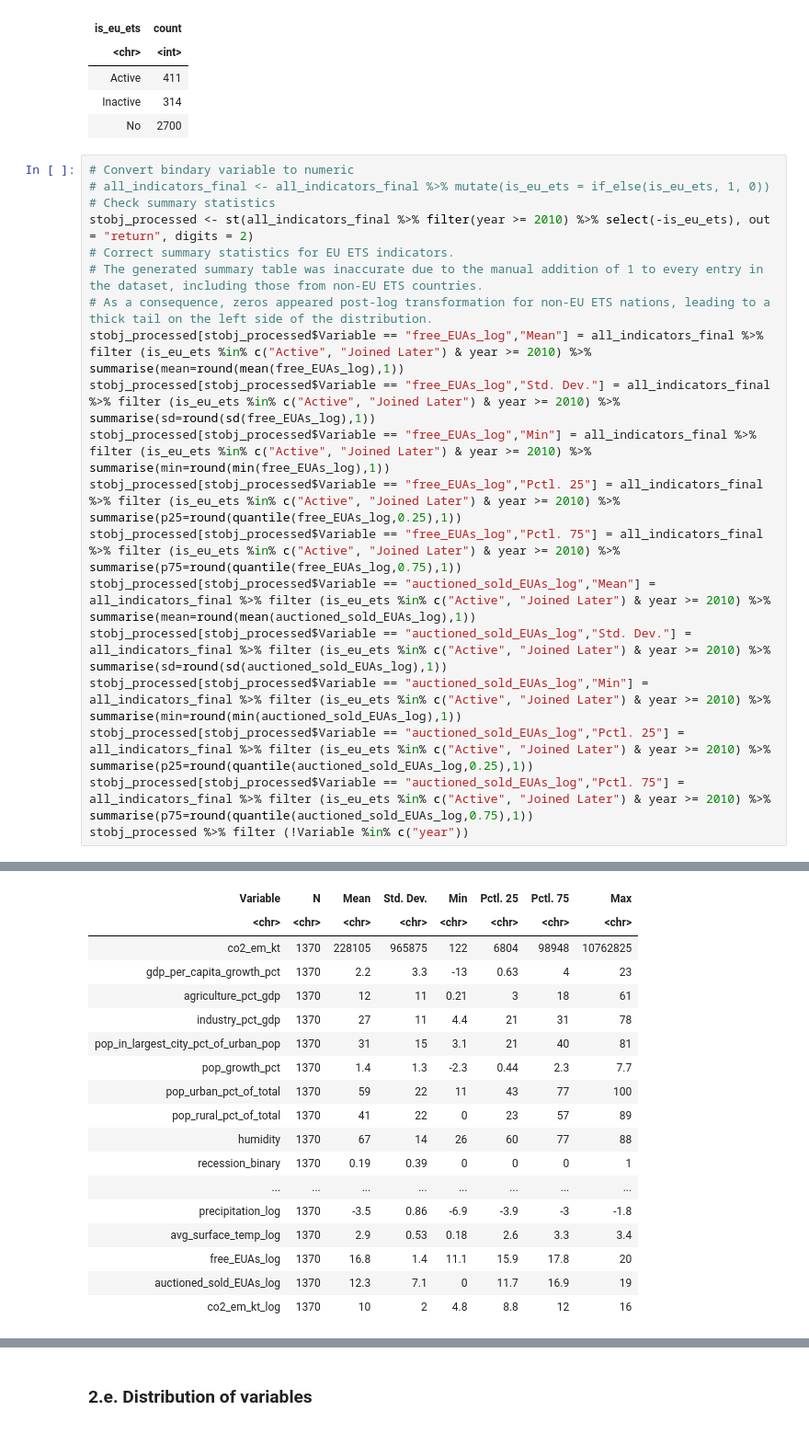
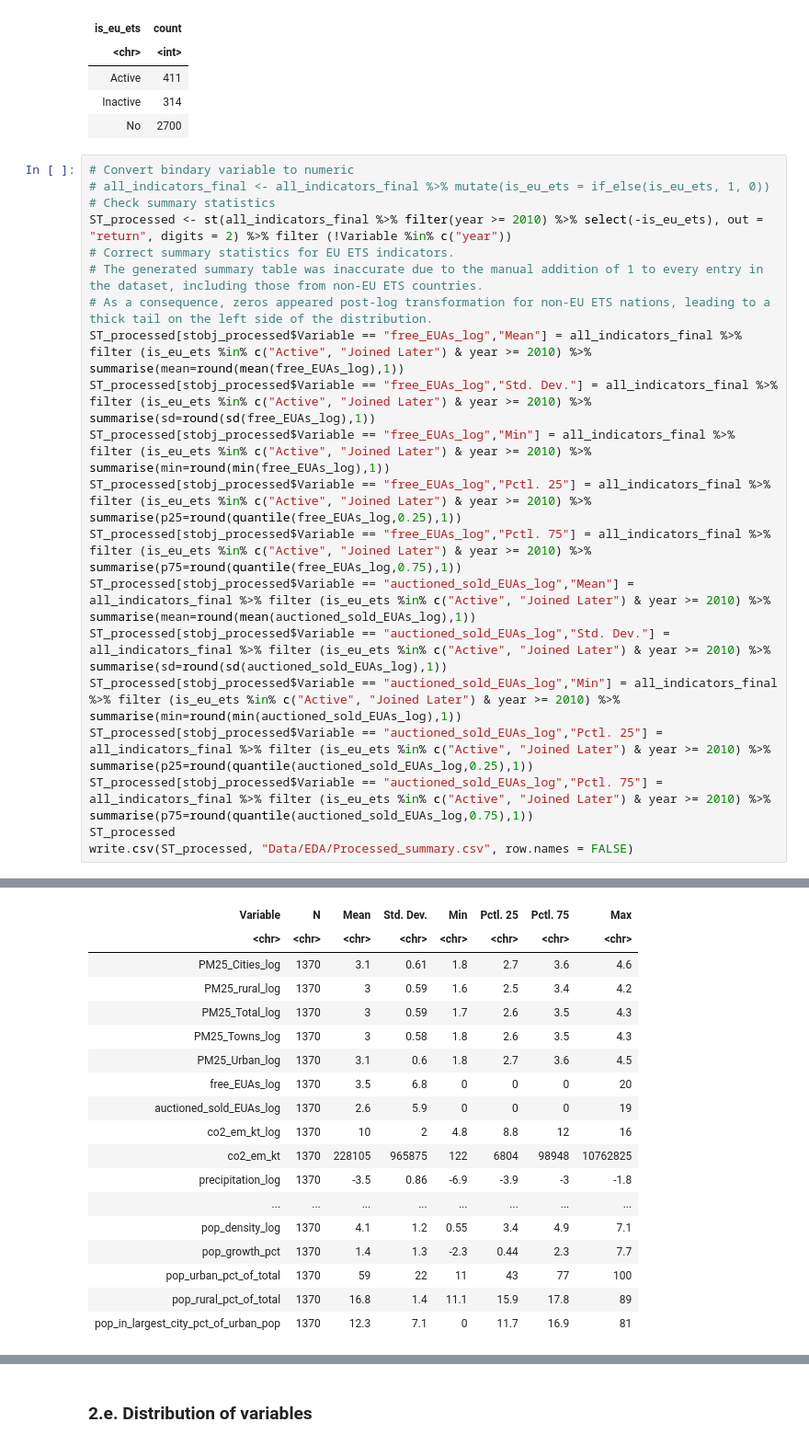
Before and after one commit to huseyinpolat-ds/UW_WNE_DSBA_Master_Thesis_437969, a Jupyter notebook: Thesis_EDA_new_approach.ipynb, the cells around one changed output, grey strips where cells are left out. Shown at 92% size. Drawn from its saved outputs; the diff is of its cells as text.

```diff
--- a/Thesis_EDA_new_approach.ipynb
+++ b/Thesis_EDA_new_approach.ipynb
@@ -900,39 +901,40 @@ A tibble: 3 × 2
 # %%
 # Convert bindary variable to numeric
 # all_indicators_final <- all_indicators_final %>% mutate(is_eu_ets = if_else(is_eu_ets, 1, 0))
 # Check summary statistics
-stobj_processed <- st(all_indicators_final %>% filter(year >= 2010) %>% select(-is_eu_ets), out = "return", digits = 2)
+ST_processed <- st(all_indicators_final %>% filter(year >= 2010) %>% select(-is_eu_ets), out = "return", digits = 2) %>% filter (!Variable %in% c("year"))
 # Correct summary statistics for EU ETS indicators.
 # The generated summary table was inaccurate due to the manual addition of 1 to every entry in the dataset, including those from non-EU ETS countries.
 # As a consequence, zeros appeared post-log transformation for non-EU ETS nations, leading to a thick tail on the left side of the distribution.
-stobj_processed[stobj_processed$Variable == "free_EUAs_log","Mean"] = all_indicators_final %>% filter (is_eu_ets %in% c("Active", "Joined Later") & year >= 2010) %>% summarise(mean=round(mean(free_EUAs_log),1))
-stobj_processed[stobj_processed$Variable == "free_EUAs_log","Std. Dev."] = all_indicators_final %>% filter (is_eu_ets %in% c("Active", "Joined Later") & year >= 2010) %>% summarise(sd=round(sd(free_EUAs_log),1))
-stobj_processed[stobj_processed$Variable == "free_EUAs_log","Min"] = all_indicators_final %>% filter (is_eu_ets %in% c("Active", "Joined Later") & year >= 2010) %>% summarise(min=round(min(free_EUAs_log),1))
-stobj_processed[stobj_processed$Variable == "free_EUAs_log","Pctl. 25"] = all_indicators_final %>% filter (is_eu_ets %in% c("Active", "Joined Later") & year >= 2010) %>% summarise(p25=round(quantile(free_EUAs_log,0.25),1))
-stobj_processed[stobj_processed$Variable == "free_EUAs_log","Pctl. 75"] = all_indicators_final %>% filter (is_eu_ets %in% c("Active", "Joined Later") & year >= 2010) %>% summarise(p75=round(quantile(free_EUAs_log,0.75),1))
-stobj_processed[stobj_processed$Variable == "auctioned_sold_EUAs_log","Mean"] = all_indicators_final %>% filter (is_eu_ets %in% c("Active", "Joined Later") & year >= 2010) %>% summarise(mean=round(mean(auctioned_sold_EUAs_log),1))
-stobj_processed[stobj_processed$Variable == "auctioned_sold_EUAs_log","Std. Dev."] = all_indicators_final %>% filter (is_eu_ets %in% c("Active", "Joined Later") & year >= 2010) %>% summarise(sd=round(sd(auctioned_sold_EUAs_log),1))
-stobj_processed[stobj_processed$Variable == "auctioned_sold_EUAs_log","Min"] = all_indicators_final %>% filter (is_eu_ets %in% c("Active", "Joined Later") & year >= 2010) %>% summarise(min=round(min(auctioned_sold_EUAs_log),1))
-stobj_processed[stobj_processed$Variable == "auctioned_sold_EUAs_log","Pctl. 25"] = all_indicators_final %>% filter (is_eu_ets %in% c("Active", "Joined Later") & year >= 2010) %>% summarise(p25=round(quantile(auctioned_sold_EUAs_log,0.25),1))
-stobj_processed[stobj_processed$Variable == "auctioned_sold_EUAs_log","Pctl. 75"] = all_indicators_final %>% filter (is_eu_ets %in% c("Active", "Joined Later") & year >= 2010) %>% summarise(p75=round(quantile(auctioned_sold_EUAs_log,0.75),1))
-stobj_processed %>% filter (!Variable %in% c("year"))
+ST_processed[stobj_processed$Variable == "free_EUAs_log","Mean"] = all_indicators_final %>% filter (is_eu_ets %in% c("Active", "Joined Later") & year >= 2010) %>% summarise(mean=round(mean(free_EUAs_log),1))
+ST_processed[stobj_processed$Variable == "free_EUAs_log","Std. Dev."] = all_indicators_final %>% filter (is_eu_ets %in% c("Active", "Joined Later") & year >= 2010) %>% summarise(sd=round(sd(free_EUAs_log),1))
+ST_processed[stobj_processed$Variable == "free_EUAs_log","Min"] = all_indicators_final %>% filter (is_eu_ets %in% c("Active", "Joined Later") & year >= 2010) %>% summarise(min=round(min(free_EUAs_log),1))
+ST_processed[stobj_processed$Variable == "free_EUAs_log","Pctl. 25"] = all_indicators_final %>% filter (is_eu_ets %in% c("Active", "Joined Later") & year >= 2010) %>% summarise(p25=round(quantile(free_EUAs_log,0.25),1))
+ST_processed[stobj_processed$Variable == "free_EUAs_log","Pctl. 75"] = all_indicators_final %>% filter (is_eu_ets %in% c("Active", "Joined Later") & year >= 2010) %>% summarise(p75=round(quantile(free_EUAs_log,0.75),1))
+ST_processed[stobj_processed$Variable == "auctioned_sold_EUAs_log","Mean"] = all_indicators_final %>% filter (is_eu_ets %in% c("Active", "Joined Later") & year >= 2010) %>% summarise(mean=round(mean(auctioned_sold_EUAs_log),1))
+ST_processed[stobj_processed$Variable == "auctioned_sold_EUAs_log","Std. Dev."] = all_indicators_final %>% filter (is_eu_ets %in% c("Active", "Joined Later") & year >= 2010) %>% summarise(sd=round(sd(auctioned_sold_EUAs_log),1))
+ST_processed[stobj_processed$Variable == "auctioned_sold_EUAs_log","Min"] = all_indicators_final %>% filter (is_eu_ets %in% c("Active", "Joined Later") & year >= 2010) %>% summarise(min=round(min(auctioned_sold_EUAs_log),1))
+ST_processed[stobj_processed$Variable == "auctioned_sold_EUAs_log","Pctl. 25"] = all_indicators_final %>% filter (is_eu_ets %in% c("Active", "Joined Later") & year >= 2010) %>% summarise(p25=round(quantile(auctioned_sold_EUAs_log,0.25),1))
+ST_processed[stobj_processed$Variable == "auctioned_sold_EUAs_log","Pctl. 75"] = all_indicators_final %>% filter (is_eu_ets %in% c("Active", "Joined Later") & year >= 2010) %>% summarise(p75=round(quantile(auctioned_sold_EUAs_log,0.75),1))
+ST_processed
+write.csv(ST_processed, "Data/EDA/Processed_summary.csv", row.names = FALSE)
 # %% [output]
 A data.frame: 23 × 8
 | Variable | N | Mean | Std. Dev. | Min | Pctl. 25 | Pctl. 75 | Max |
 | <chr> | <chr> | <chr> | <chr> | <chr> | <chr> | <chr> | <chr> |
+| PM25_Cities_log | 1370 | 3.1 | 0.61 | 1.8 | 2.7 | 3.6 | 4.6 |
+| PM25_rural_log | 1370 | 3 | 0.59 | 1.6 | 2.5 | 3.4 | 4.2 |
+| PM25_Total_log | 1370 | 3 | 0.59 | 1.7 | 2.6 | 3.5 | 4.3 |
+| PM25_Towns_log | 1370 | 3 | 0.58 | 1.8 | 2.6 | 3.5 | 4.3 |
+| PM25_Urban_log | 1370 | 3.1 | 0.6 | 1.8 | 2.7 | 3.6 | 4.5 |
+| free_EUAs_log | 1370 | 3.5 | 6.8 | 0 | 0 | 0 | 20 |
+| auctioned_sold_EUAs_log | 1370 | 2.6 | 5.9 | 0 | 0 | 0 | 19 |
+| co2_em_kt_log | 1370 | 10 | 2 | 4.8 | 8.8 | 12 | 16 |
 | co2_em_kt | 1370 | 228105 | 965875 | 122 | 6804 | 98948 | 10762825 |
-| gdp_per_capita_growth_pct | 1370 | 2.2 | 3.3 | -13 | 0.63 | 4 | 23 |
-| agriculture_pct_gdp | 1370 | 12 | 11 | 0.21 | 3 | 18 | 61 |
-| industry_pct_gdp | 1370 | 27 | 11 | 4.4 | 21 | 31 | 78 |
-| pop_in_largest_city_pct_of_urban_pop | 1370 | 31 | 15 | 3.1 | 21 | 40 | 81 |
+| precipitation_log | 1370 | -3.5 | 0.86 | -6.9 | -3.9 | -3 | -1.8 |
+| ... | ... | ... | ... | ... | ... | ... | ... |
+| pop_density_log | 1370 | 4.1 | 1.2 | 0.55 | 3.4 | 4.9 | 7.1 |
 | pop_growth_pct | 1370 | 1.4 | 1.3 | -2.3 | 0.44 | 2.3 | 7.7 |
 | pop_urban_pct_of_total | 1370 | 59 | 22 | 11 | 43 | 77 | 100 |
-| pop_rural_pct_of_total | 1370 | 41 | 22 | 0 | 23 | 57 | 89 |
-| humidity | 1370 | 67 | 14 | 26 | 60 | 77 | 88 |
-| recession_binary | 1370 | 0.19 | 0.39 | 0 | 0 | 0 | 1 |
-| ... | ... | ... | ... | ... | ... | ... | ... |
-| precipitation_log | 1370 | -3.5 | 0.86 | -6.9 | -3.9 | -3 | -1.8 |
-| avg_surface_temp_log | 1370 | 2.9 | 0.53 | 0.18 | 2.6 | 3.3 | 3.4 |
-| free_EUAs_log | 1370 | 16.8 | 1.4 | 11.1 | 15.9 | 17.8 | 20 |
-| auctioned_sold_EUAs_log | 1370 | 12.3 | 7.1 | 0 | 11.7 | 16.9 | 19 |
-| co2_em_kt_log | 1370 | 10 | 2 | 4.8 | 8.8 | 12 | 16 |
+| pop_rural_pct_of_total | 1370 | 16.8 | 1.4 | 11.1 | 15.9 | 17.8 | 89 |
+| pop_in_largest_city_pct_of_urban_pop | 1370 | 12.3 | 7.1 | 0 | 11.7 | 16.9 | 81 |
```
Also changed, not shown: parts of 6 cells of this notebook, 3 other files.
